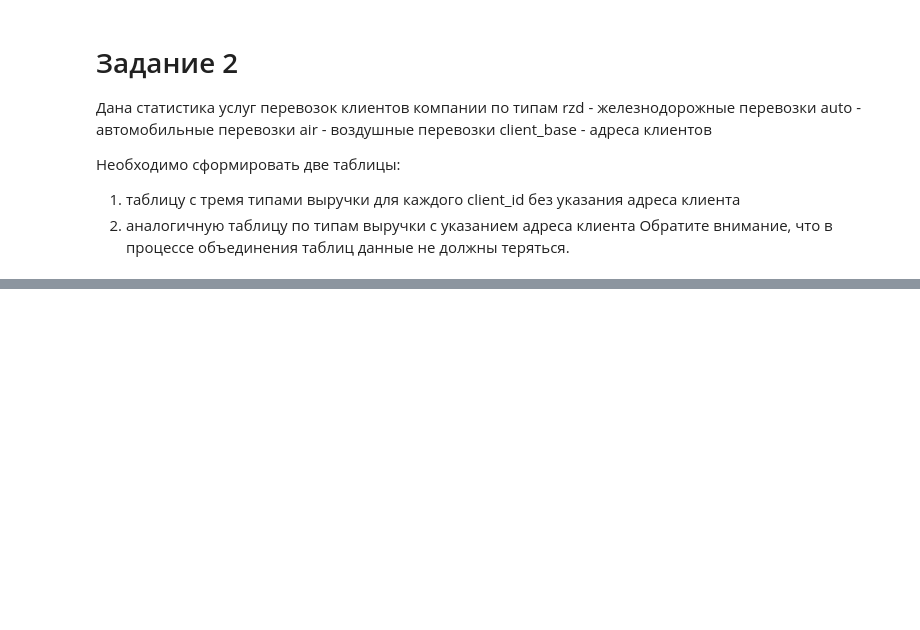
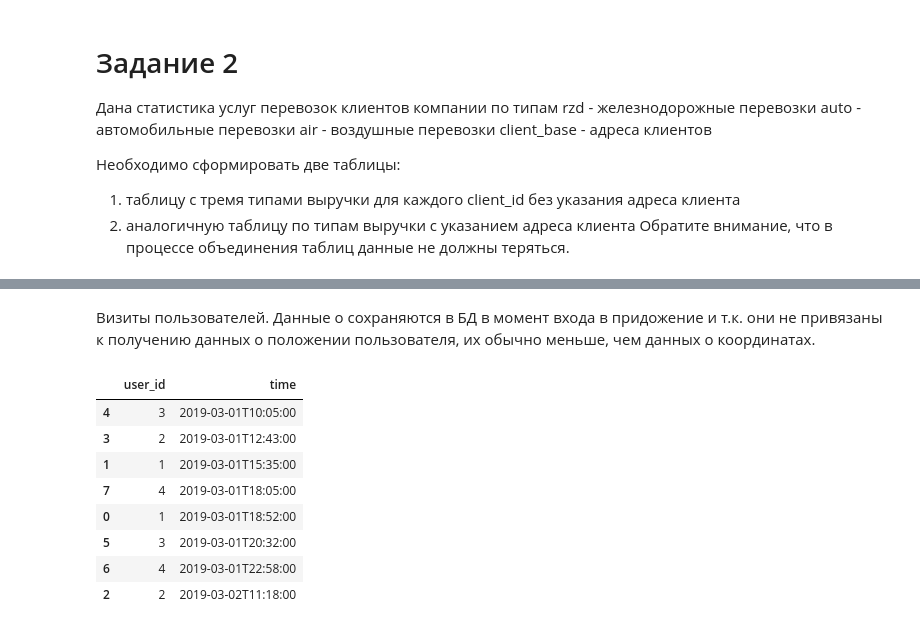
Before and after one commit to tefarov/netology_pyda5, a Jupyter notebook: homework_08.ipynb, the cells around one changed output, grey strips where cells are left out. Cells and saved outputs as stored; diff of their text form; code cells hidden in the pictures; blank space fills up the shorter version.

```diff
--- a/homework_08.ipynb
+++ b/homework_08.ipynb
@@ -99,0 +156,26 @@ dat
+# %% [markdown]
+Визиты пользователей. Данные о сохраняются в БД в момент входа в придожение и т.к. они не привязаны  к получению данных о положении пользователя, их обычно меньше, чем данных о координатах.
+# %%
+vis_df = [
+    ( 1, '2019-03-01T18:52:00'),
+    ( 1, '2019-03-01T15:35:00'),
+    ( 2, '2019-03-02T11:18:00'),
+    ( 2, '2019-03-01T12:43:00'),
+    ( 3, '2019-03-01T10:05:00'),
+    ( 3, '2019-03-01T20:32:00'),
+    ( 4, '2019-03-01T22:58:00'),
+    ( 4, '2019-03-01T18:05:00')
+]
+vis_df = pd.DataFrame (vis_df,columns=['user_id','time'])
+vis_df.sort_values(['time'],inplace=True)
+vis_df
+# %% [output]
+|  | user_id | time |
+| 4 | 3 | 2019-03-01T10:05:00 |
+| 3 | 2 | 2019-03-01T12:43:00 |
+| 1 | 1 | 2019-03-01T15:35:00 |
+| 7 | 4 | 2019-03-01T18:05:00 |
+| 0 | 1 | 2019-03-01T18:52:00 |
+| 5 | 3 | 2019-03-01T20:32:00 |
+| 6 | 4 | 2019-03-01T22:58:00 |
+| 2 | 2 | 2019-03-02T11:18:00 |
```
Also changed, not shown: parts of 12 cells of this notebook.
